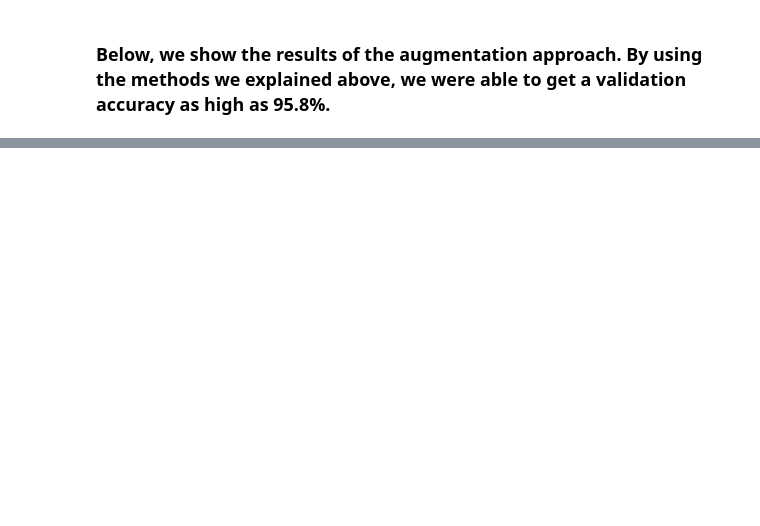
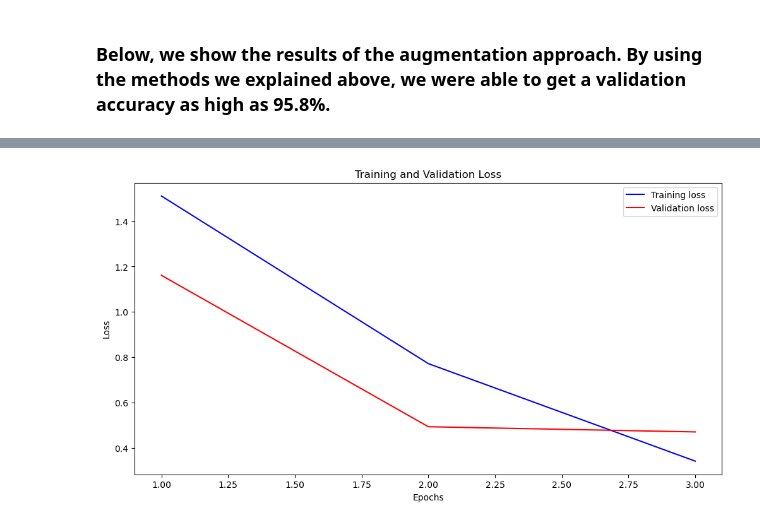
Before and after one commit to bbonifacio-at-mudd/E208HW6, a Jupyter notebook: Homework 6 Primary Notebook.ipynb, the cells around one changed output, grey strips where cells are left out. Drawn from its saved outputs; the diff is of its cells as text; code cells hidden in the pictures; blank space fills up the shorter version.

```diff
--- a/Homework 6 Primary Notebook.ipynb
+++ b/Homework 6 Primary Notebook.ipynb
@@ -567,3 +609,10 @@ plot_history(hist)
+# %%
+training_loss = [1.5113, 0.7715, 0.3411]
+validation_loss = [1.1612, 0.4929, 0.4701]
+early_stop_hist = {"train": training_loss, "val": validation_loss}
+plot_history(early_stop_hist)
+# %% [output]
+[figure, added]
 # %% [markdown]
 ### References / Running list of resources we used:
 
```
Also changed, not shown: parts of 45 cells of this notebook.
